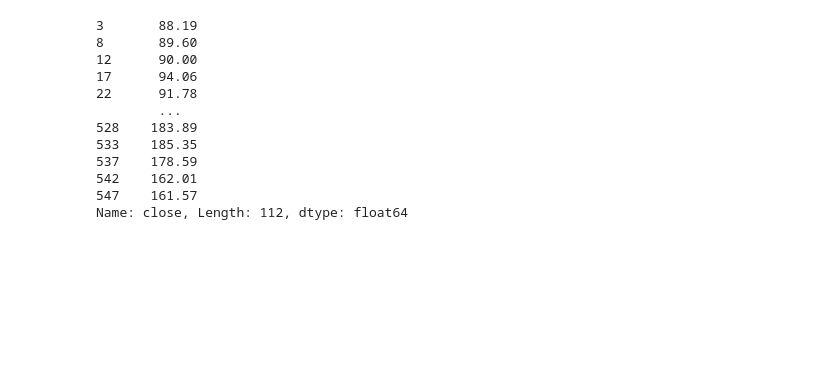
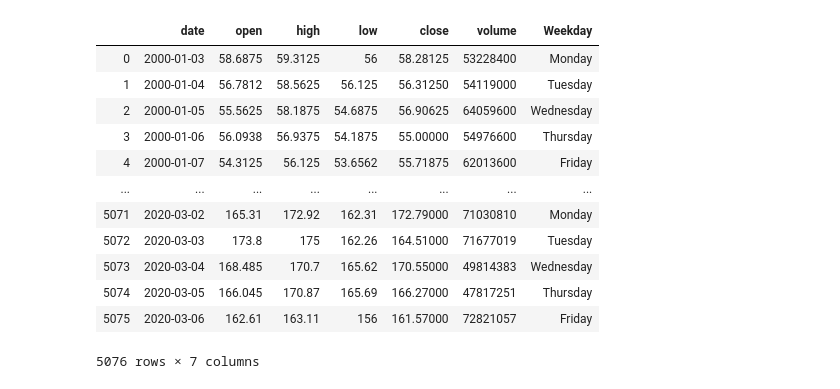
Before and after one commit to AtillaToy/Project_3, a Jupyter notebook: Project_3.ipynb, the cells around one changed output. Drawn from its saved outputs; the diff is of its cells as text; code cells hidden in the pictures; blank space fills up the shorter version.

```diff
--- a/Project_3.ipynb
+++ b/Project_3.ipynb
@@ -59,21 +59,34 @@ df
-# %%
-df['Weekday'] == 'Monday'
-
-mon =  df['Weekday'] == 'Monday'
-fri = df['Weekday'] == 'Friday'
-
-df[mon]['open']
-df[fri]['close']
-# %% [output]
-3       88.19
-8       89.60
-12      90.00
-17      94.06
-22      91.78
-        ...
-528    183.89
-533    185.35
-537    178.59
-542    162.01
-547    161.57
-Name: close, Length: 112, dtype: float64
+# %%
+df['Weekday'] == 'Monday'
+
+MonFri =  df[(df['Weekday'] == 'Monday') |(df['Weekday']== 'Friday')]
+# fri = df['Weekday'] == 'Friday'
+
+# # mondays = df[mon]
+# fridays = df[fri]
+# #
+# mondays = mondays[['date','close','Weekday']]
+# # mondays = mondays.rename(columns={"date": "Date", "close": "Price"})
+
+
+# fridays = fridays[['date','close','Weekday']]
+# # fridays = fridays.rename(columns={"date": "Date", "close": "Price"})
+
+# fridays
+
+MonFri
+df
+# %% [output]
+|  | date | open | high | low | close | volume | Weekday |
+| 0 | 2000-01-03 | 58.6875 | 59.3125 | 56 | 58.28125 | 53228400 | Monday |
+| 1 | 2000-01-04 | 56.7812 | 58.5625 | 56.125 | 56.31250 | 54119000 | Tuesday |
+| 2 | 2000-01-05 | 55.5625 | 58.1875 | 54.6875 | 56.90625 | 64059600 | Wednesday |
+| 3 | 2000-01-06 | 56.0938 | 56.9375 | 54.1875 | 55.00000 | 54976600 | Thursday |
+| 4 | 2000-01-07 | 54.3125 | 56.125 | 53.6562 | 55.71875 | 62013600 | Friday |
+| ... | ... | ... | ... | ... | ... | ... | ... |
+| 5071 | 2020-03-02 | 165.31 | 172.92 | 162.31 | 172.79000 | 71030810 | Monday |
+| 5072 | 2020-03-03 | 173.8 | 175 | 162.26 | 164.51000 | 71677019 | Tuesday |
+| 5073 | 2020-03-04 | 168.485 | 170.7 | 165.62 | 170.55000 | 49814383 | Wednesday |
+| 5074 | 2020-03-05 | 166.045 | 170.87 | 165.69 | 166.27000 | 47817251 | Thursday |
+| 5075 | 2020-03-06 | 162.61 | 163.11 | 156 | 161.57000 | 72821057 | Friday |
+5076 rows × 7 columns
```
Also changed, not shown: parts of 2 cells of this notebook.
